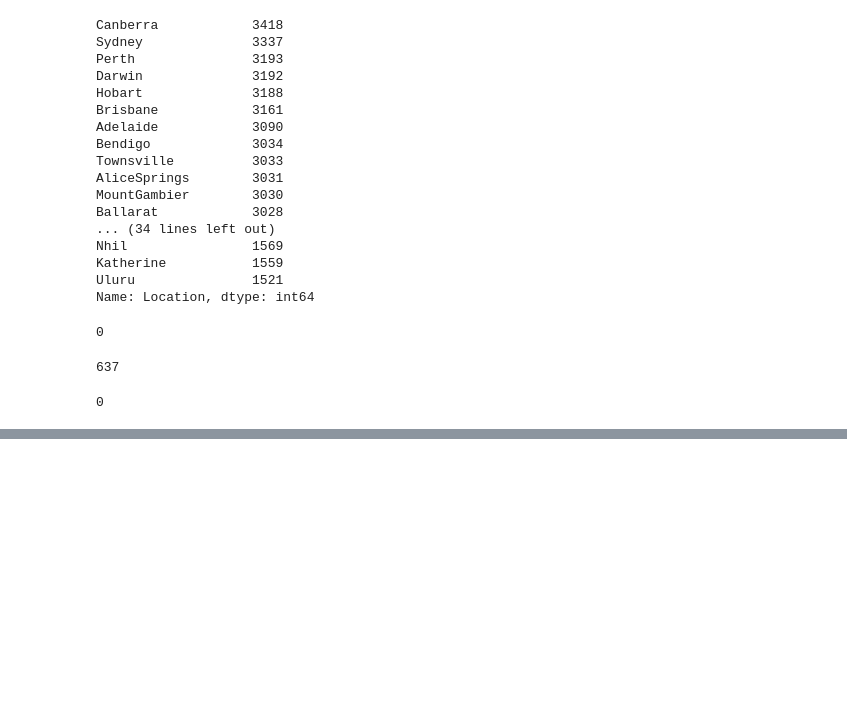
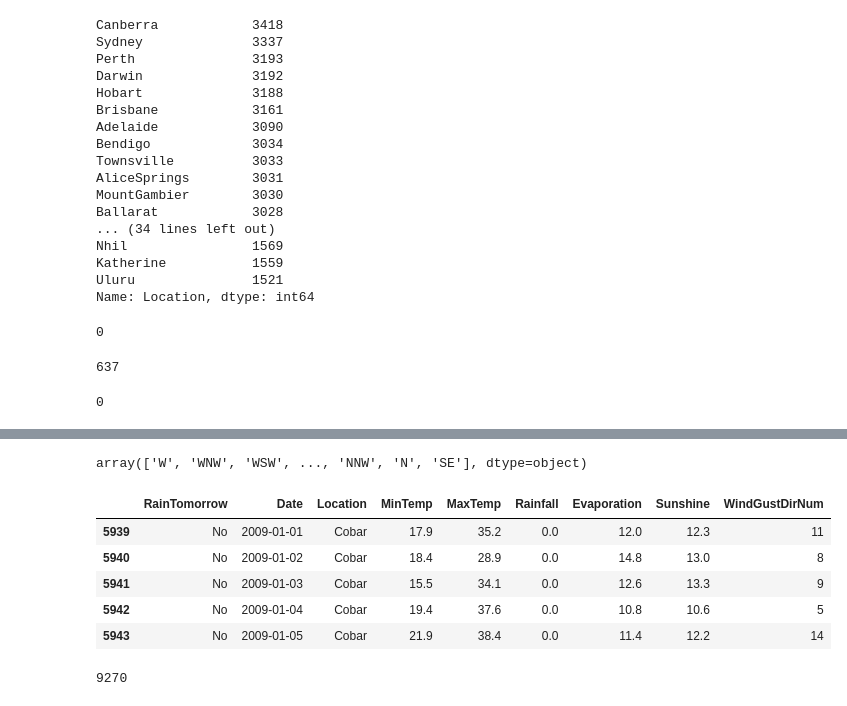
Before and after one commit to Erik-gitmannen1337-M/Rain, a Jupyter notebook: Rain.ipynb, the cells around one changed output, grey strips where cells are left out. Cells and saved outputs as stored; diff of their text form; code cells hidden in the pictures; blank space fills up the shorter version.

```diff
--- a/Rain.ipynb
+++ b/Rain.ipynb
@@ -211,0 +303,3 @@ train.MinTemp.isnull().sum()
+# %%
+train.Sunshine = train['Sunshine'].interpolate(method='linear')
+train.Sunshine.isnull().sum()
@@ -211,0 +308,4 @@ train.MinTemp.isnull().sum()
+# %%
+df_bin['Sunshine'] = train['Sunshine']
+df_con['Sunshine'] = train['Sunshine']
+df_bin.head()
@@ -211,0 +319,6 @@ train.MinTemp.isnull().sum()
+# %%
+# Ta bort NA värden från Sunshine
+print(len(df_bin.Sunshine))
+df_bin = df_bin.dropna(subset=['Sunshine'])
+df_con = df_con.dropna(subset=['Sunshine'])
+print(len(df_bin.Sunshine))
@@ -212,2 +351,28 @@ train.MinTemp.isnull().sum()
+# %%
+train.WindGustDir.values
+# %% [output]
+array(['W', 'WNW', 'WSW', ..., 'NNW', 'N', 'SE'], dtype=object)
+# %%
+# Lägger till WindGustDir till dataframe
+df_bin['WindGustDir'] = train['WindGustDir']
+# Droppar alla NaN-värden för att kunna koda om väderstreck(str) till int
+df_bin = df_bin.dropna(subset=['WindGustDir'])
+# Använder labelencoder för att transformera str -> int
+lb_make = LabelEncoder()
+df_bin['WindGustDirNum'] = lb_make.fit_transform(df_bin['WindGustDir'])
+# Tar bort WindGustDir då den ej behövs mer
+df_bin = df_bin.drop(['WindGustDir'], axis=1)
+df_bin.head()
+# %% [output]
+|  | RainTomorrow | Date | Location | MinTemp | MaxTemp | Rainfall | Evaporation | Sunshine | WindGustDirNum |
+| 5939 | No | 2009-01-01 | Cobar | 17.9 | 35.2 | 0.0 | 12.0 | 12.3 | 11 |
+| 5940 | No | 2009-01-02 | Cobar | 18.4 | 28.9 | 0.0 | 14.8 | 13.0 | 8 |
+| 5941 | No | 2009-01-03 | Cobar | 15.5 | 34.1 | 0.0 | 12.6 | 13.3 | 9 |
+| 5942 | No | 2009-01-04 | Cobar | 19.4 | 37.6 | 0.0 | 10.8 | 10.6 | 5 |
+| 5943 | No | 2009-01-05 | Cobar | 21.9 | 38.4 | 0.0 | 11.4 | 12.2 | 14 |
+# %%
+train.WindGustSpeed.isnull().sum()
+# %% [output]
+9270
 # %%
 # %% [output]
```
Also changed, not shown: parts of 28 cells of this notebook.
